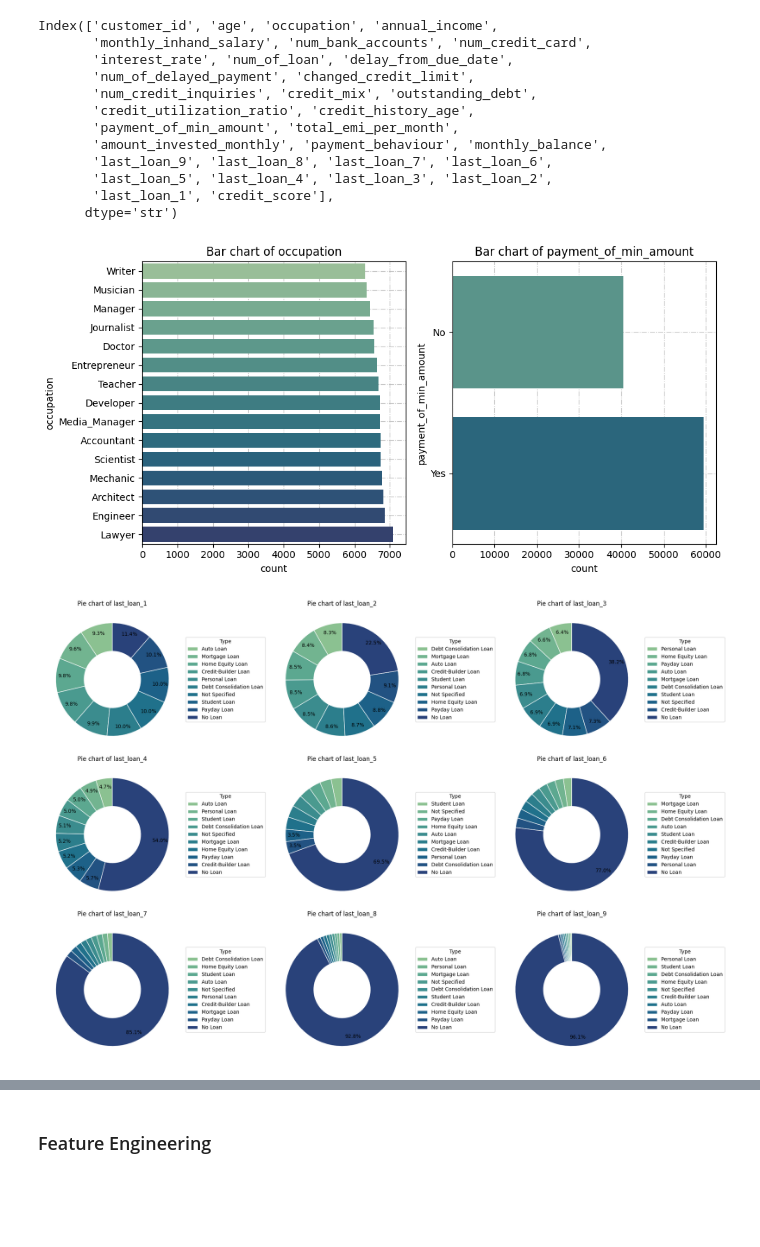
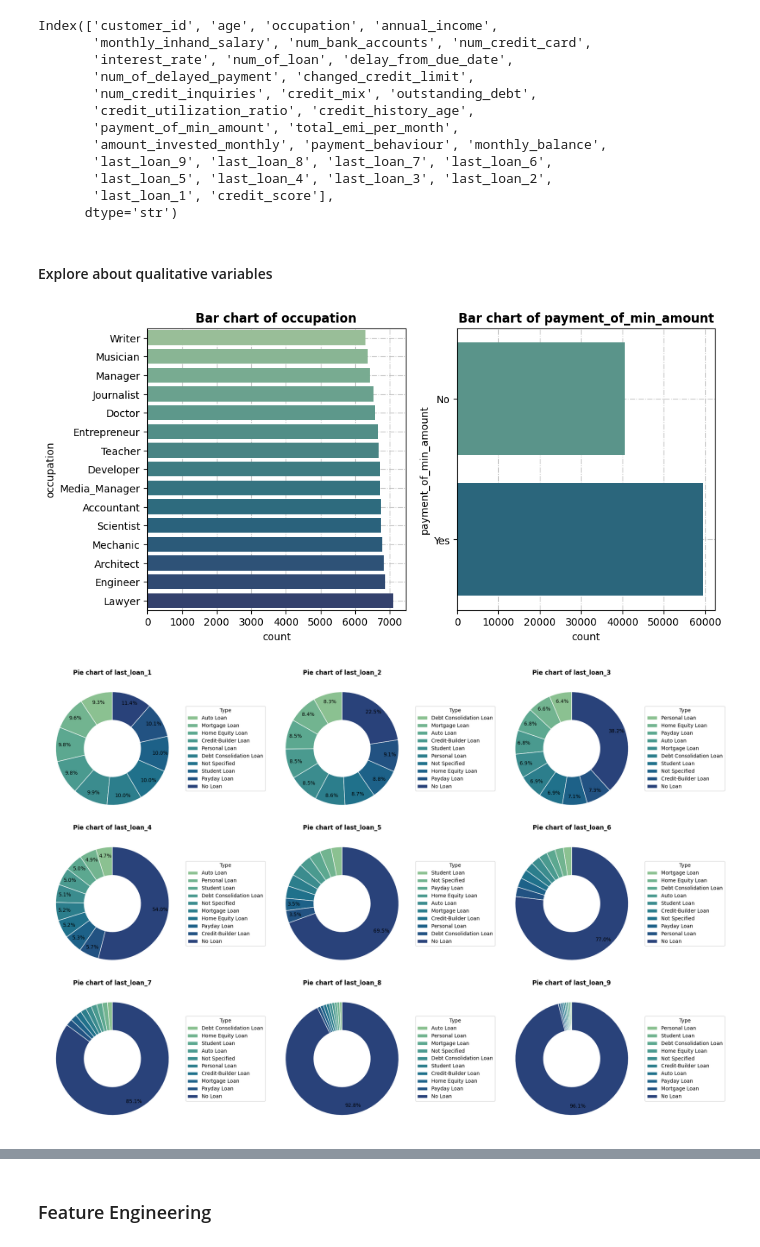
Before and after one commit to pewpy376/credit-score-classification, a Jupyter notebook: credit_scoring_pipeline.ipynb, the cells around one changed output, grey strips where cells are left out. Cells and saved outputs as stored; diff of their text form; code cells hidden in the pictures; blank space fills up the shorter version.

```diff
--- a/credit_scoring_pipeline.ipynb
+++ b/credit_scoring_pipeline.ipynb
@@ -84,49 +84,46 @@ Index(['customer_id', 'age', 'occupation', 'annual_income',
        'last_loan_5', 'last_loan_4', 'last_loan_3', 'last_loan_2',
        'last_loan_1', 'credit_score'],
       dtype='str')
+# %% [markdown]
+#### Explore about qualitative variables
 # %%
 # Draw bar chart for: 'occupation','payment_of_min_amount'
-
 fig, axes = plt.subplots(1,2, figsize =(10,5))
 other_col = ['occupation','payment_of_min_amount']
 
 
 for ax, col in  zip(axes,other_col):
     other_col_count = df[col].value_counts().sort_values().reset_index()
     sns.barplot(data = other_col_count, y = col, x = 'count', ax = ax, hue = col, palette = 'crest')
     ax.grid(True, linestyle = '-.', alpha = 0.75)
     ax.set_axisbelow(True)
-    ax.set_title(f'Bar chart of {col}')
-
-plt.tight_layout()
-plt.show()
+    ax.set_title(f'Bar chart of {col}', fontsize = 12, fontweight = 'bold', pad = 15)
 
 # Draw donut charts for norminal scale variables
-
 fig, axes = plt.subplots(3,3,figsize =(20,13))
 last_loan = ['last_loan_1','last_loan_2','last_loan_3','last_loan_4','last_loan_5','last_loan_6','last_loan_7','last_loan_8','last_loan_9']
 axes = axes.flatten()
 
 for col, ax in zip(last_loan, axes):
     col_count = df[col].value_counts().sort_values(ascending = True).reset_index()
     colors = sns.color_palette('crest', n_colors = len(col_count))
     autopct = lambda pct: f'{pct:.1f}%' if pct > 3.5 else ''
 
 # wedges: slices of the charts
     wedges, texts, autotexts = ax.pie(x = col_count['count'], labels = col_count[col], autopct =  autopct, startangle = 90,
                                   pctdistance=0.85, colors = colors,
                                   wedgeprops=dict(width=0.5, edgecolor='w'))
     for text in texts:
         text.set_text('')
     ax.legend(wedges, col_count[col], title="Type", loc="center left", bbox_to_anchor=(1, 0, 0.5, 1))
-    ax.set_title(f'Pie chart of {col}')
+    ax.set_title(f'Pie chart of {col}', fontsize = 12, fontweight = 'bold', pad = 15)
 
 
 plt.tight_layout()
 plt.show()
 # %% [output]
-[figure, old version]
+[figure, new version]
-[figure, old version]
+[figure, new version]
 # %%
 # Add 2 more columns for payment_behaviour
 df['payment_level'] = 'default'
```
Also changed, not shown: parts of 7 cells of this notebook.
